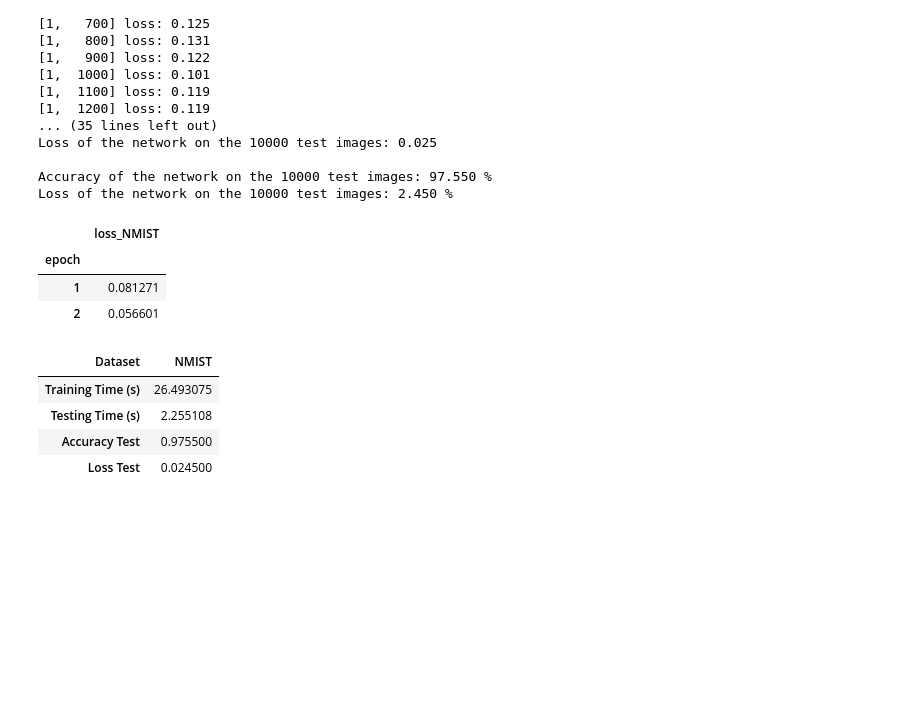
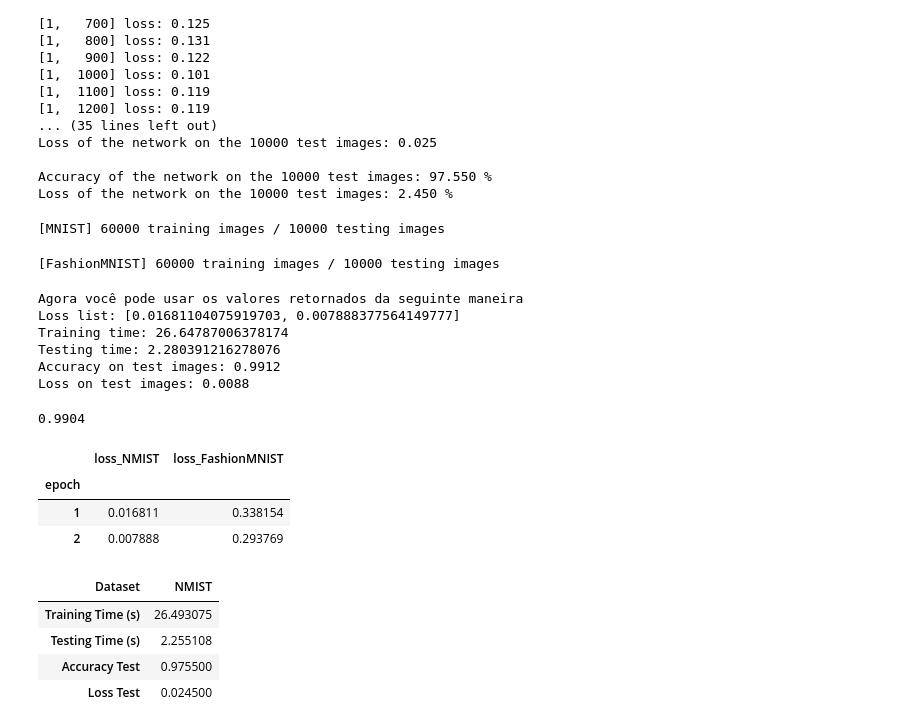
Before and after one commit to fabianumfalco/PPEE2017-AlgoritmosClassificacao, a Jupyter notebook: Programacao_CNN_Pytorch.ipynb, the cells around one changed output. Drawn from its saved outputs; the diff is of its cells as text; code cells hidden in the pictures; blank space fills up the shorter version.

```diff
--- a/Programacao_CNN_Pytorch.ipynb
+++ b/Programacao_CNN_Pytorch.ipynb
@@ -304,15 +474,50 @@ Loss of the network on the 10000 test images: 2.450 %
+# %%
+result_MNIST = train_and_test_tqdm()
+result_FashionMNIST = train_and_test_tqdm('FashionMNIST')
+#result_EMNIST = train_and_test('EMNIST')
+#result_KMNIST = train_and_test('KMNIST')
+#result_QMNIST = train_and_test('QMNIST')
+# %% [output]
+[MNIST] 60000 training images / 10000 testing images
+[FashionMNIST] 60000 training images / 10000 testing images
+# %%
+loss_list = result_MNIST['loss_list']
+training_time = result_MNIST['training_time']
+testing_time = result_MNIST['testing_time']
+accuracy_test = result_MNIST['accuracy_test']
+loss_test = result_MNIST['loss_test']
+
+print('\n\nAgora você pode usar os valores retornados da seguinte maneira')
+print('Loss list:', loss_list)
+print('Training time:', training_time)
+print('Testing time:', testing_time)
+print('Accuracy on test images:', accuracy_test)
+print('Loss on test images:', loss_test)
+# %% [output]
+Agora você pode usar os valores retornados da seguinte maneira
+Loss list: [0.01681104075919703, 0.007888377564149777]
+Training time: 26.64787006378174
+Testing time: 2.280391216278076
+Accuracy on test images: 0.9912
+Loss on test images: 0.0088
+# %%
+accuracy_test_MNIST
+# %% [output]
+0.9904
 # %%
 epoch_list = [x + 1 for x in list(epochs)]
 
-table_data = {'epoch': epoch_list, 'loss_NMIST': loss_list}
+table_data = {'epoch': epoch_list,
+              'loss_NMIST': result_MNIST['loss_list'],
+              'loss_FashionMNIST': result_FashionMNIST['loss_list']}
 df_training = pd.DataFrame(table_data)
 df_training.set_index('epoch', inplace=True)
 df_training
 # %% [output]
-|  | loss_NMIST |
-| epoch |  |
-| 1 | 0.081271 |
-| 2 | 0.056601 |
+|  | loss_NMIST | loss_FashionMNIST |
+| epoch |  |  |
+| 1 | 0.016811 | 0.338154 |
+| 2 | 0.007888 | 0.293769 |
 # %%
 # Manually create the dataset_list
 dataset_list = ["NMIST"]
```
Also changed, not shown: parts of 2 cells of this notebook.
